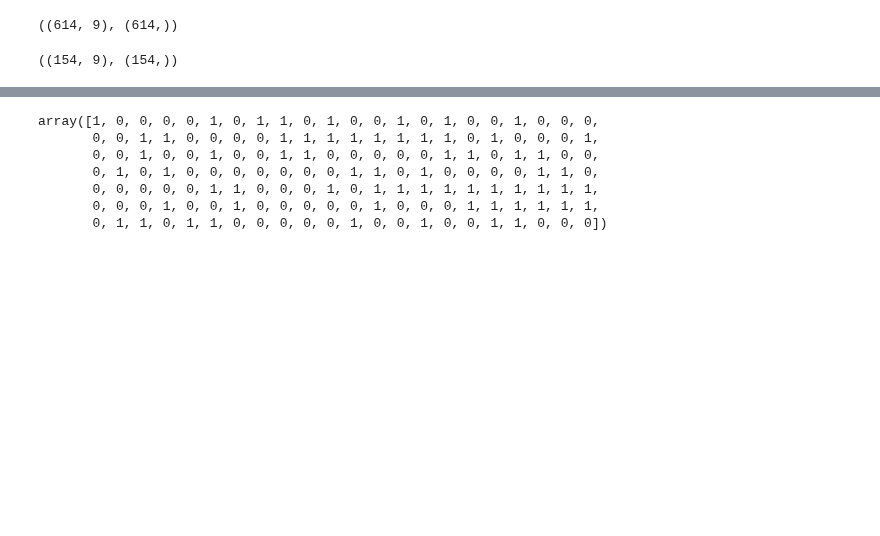
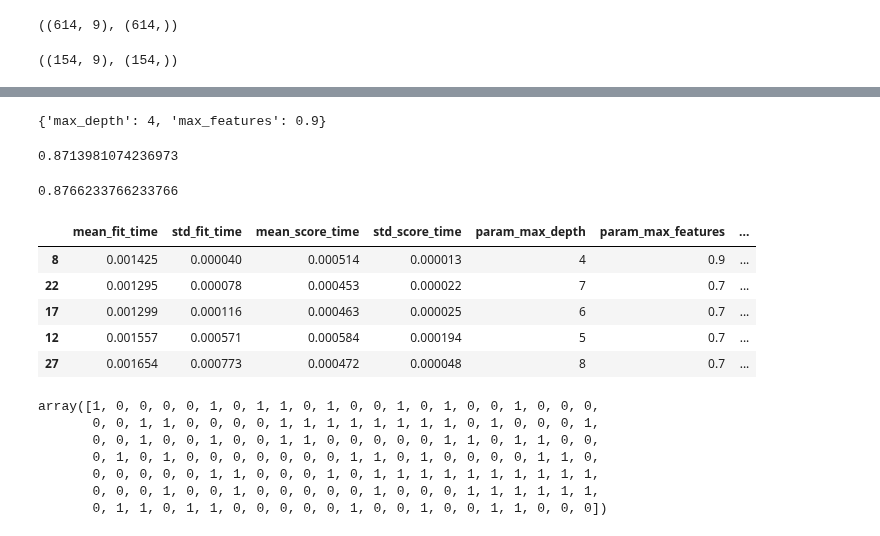
Before and after one commit to MinuSpurs/ML_study, a Jupyter notebook: Data_science_project_2024/search_parameter.ipynb, the cells around one changed output, grey strips where cells are left out. Drawn from its saved outputs; the diff is of its cells as text; code cells hidden in the pictures; blank space fills up the shorter version.

```diff
--- a/Data_science_project_2024/search_parameter.ipynb
+++ b/Data_science_project_2024/search_parameter.ipynb
@@ -66,0 +153,10 @@ DecisionTreeClassifier(max_depth=11, random_state=42)
+# %%
+# 이렇게 하면 grid search와 크게 다르지 않음
+
+param_distributions = {'max_depth': range(2, 20), 'max_features': [0.1, 0.3, 0.5, 0.7, 0.9, 1.0]}
+
+from sklearn.model_selection import RandomizedSearchCV
+
+RandomizedSearchCV(model, param_distributions, n_iter=10, scoring='accuracy', n_jobs=-1, cv=5, random_state=42)
+
+clf.fit(X_train, y_train)
@@ -66,0 +222,8 @@ DecisionTreeClassifier(max_depth=11, random_state=42)
+# %%
+param_distributions = {'max_depth': max_depth, 'max_features': max_features, 'min_sample_split':list(range(2, 7))}
+
+from sklearn.model_selection import RandomizedSearchCV
+
+RandomizedSearchCV(model, param_distributions, n_iter=100, scoring='accuracy', n_jobs=-1, cv=5, random_state=42)
+
+clf.fit(X_train, y_train)
@@ -67,3 +252,24 @@ DecisionTreeClassifier(max_depth=11, random_state=42)
+# %%
+clf.best_params_
+# %% [output]
+{'max_depth': 4, 'max_features': 0.9}
+# %%
+clf.best_score_
+# %% [output]
+0.8713981074236973
+# %%
+clf.score(X_test, y_test)
+# %% [output]
+0.8766233766233766
+# %%
+pd.DataFrame(clf.cv_results_).sort_values(by='rank_test_score').head()
+# %% [output]
+|  | mean_fit_time | std_fit_time | mean_score_time | std_score_time | param_max_depth | param_max_features | ... |
+| 8 | 0.001425 | 0.000040 | 0.000514 | 0.000013 | 4 | 0.9 | ... |
+| 22 | 0.001295 | 0.000078 | 0.000453 | 0.000022 | 7 | 0.7 | ... |
+| 17 | 0.001299 | 0.000116 | 0.000463 | 0.000025 | 6 | 0.7 | ... |
+| 12 | 0.001557 | 0.000571 | 0.000584 | 0.000194 | 5 | 0.7 | ... |
+| 27 | 0.001654 | 0.000773 | 0.000472 | 0.000048 | 8 | 0.7 | ... |
 # %%
 model.fit(X_train, y_train)
 y_predict = model.predict(X_test)
```
Also changed, not shown: parts of 15 cells of this notebook.
